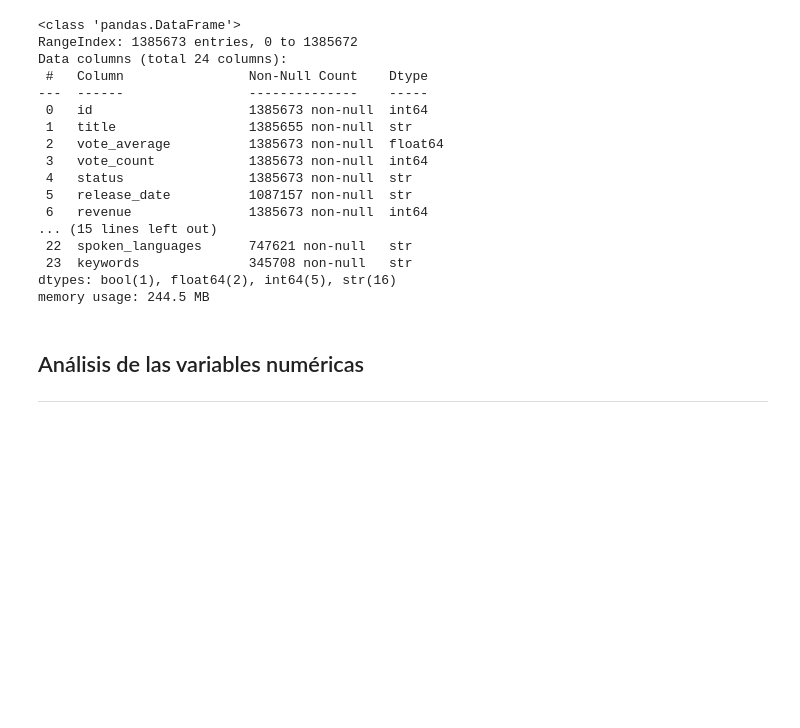
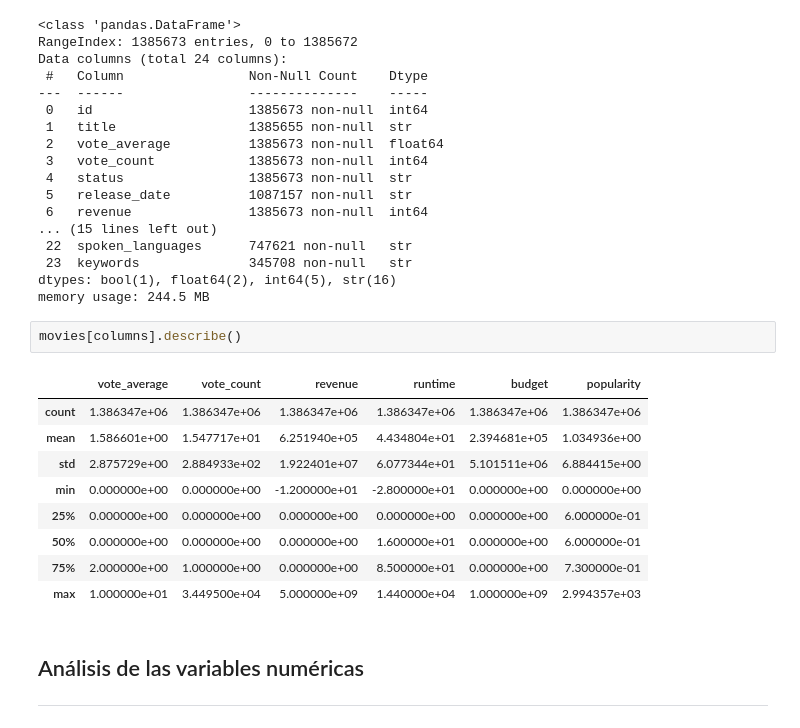
Before and after one commit to natonnelier/tmdb_movies_data_analysis, a Jupyter notebook: EDA_movies.ipynb, the cells around one changed output. Drawn from its saved outputs; the diff is of its cells as text; blank space fills up the shorter version.

```diff
--- a/EDA_movies.ipynb
+++ b/EDA_movies.ipynb
@@ -126,6 +126,18 @@ Data columns (total 24 columns):
  23  keywords              345708 non-null   str
 dtypes: bool(1), float64(2), int64(5), str(16)
 memory usage: 244.5 MB
+# %%
+movies[columns].describe()
+# %% [output]
+|  | vote_average | vote_count | revenue | runtime | budget | popularity |
+| count | 1.386347e+06 | 1.386347e+06 | 1.386347e+06 | 1.386347e+06 | 1.386347e+06 | 1.386347e+06 |
+| mean | 1.586601e+00 | 1.547717e+01 | 6.251940e+05 | 4.434804e+01 | 2.394681e+05 | 1.034936e+00 |
+| std | 2.875729e+00 | 2.884933e+02 | 1.922401e+07 | 6.077344e+01 | 5.101511e+06 | 6.884415e+00 |
+| min | 0.000000e+00 | 0.000000e+00 | -1.200000e+01 | -2.800000e+01 | 0.000000e+00 | 0.000000e+00 |
+| 25% | 0.000000e+00 | 0.000000e+00 | 0.000000e+00 | 0.000000e+00 | 0.000000e+00 | 6.000000e-01 |
+| 50% | 0.000000e+00 | 0.000000e+00 | 0.000000e+00 | 1.600000e+01 | 0.000000e+00 | 6.000000e-01 |
+| 75% | 2.000000e+00 | 1.000000e+00 | 0.000000e+00 | 8.500000e+01 | 0.000000e+00 | 7.300000e-01 |
+| max | 1.000000e+01 | 3.449500e+04 | 5.000000e+09 | 1.440000e+04 | 1.000000e+09 | 2.994357e+03 |
 # %% [markdown]
 ## Análisis de las variables numéricas
 <hr style="border:1px solid gray">
```
Also changed, not shown: parts of 13 cells of this notebook.
